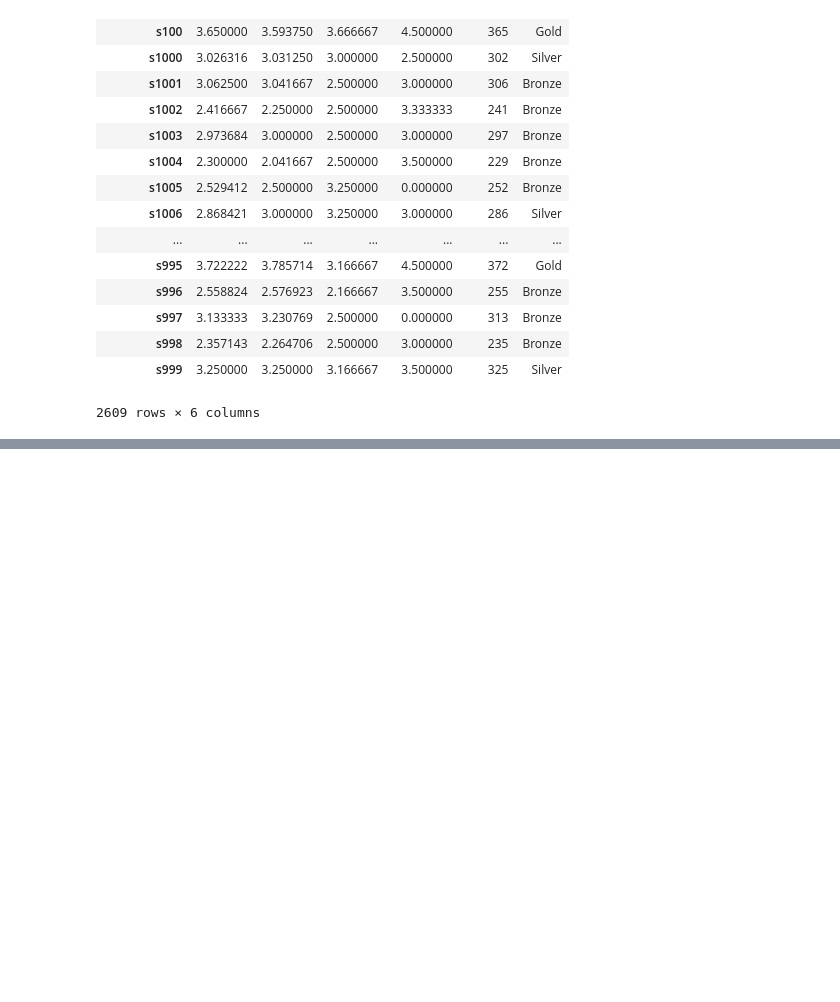
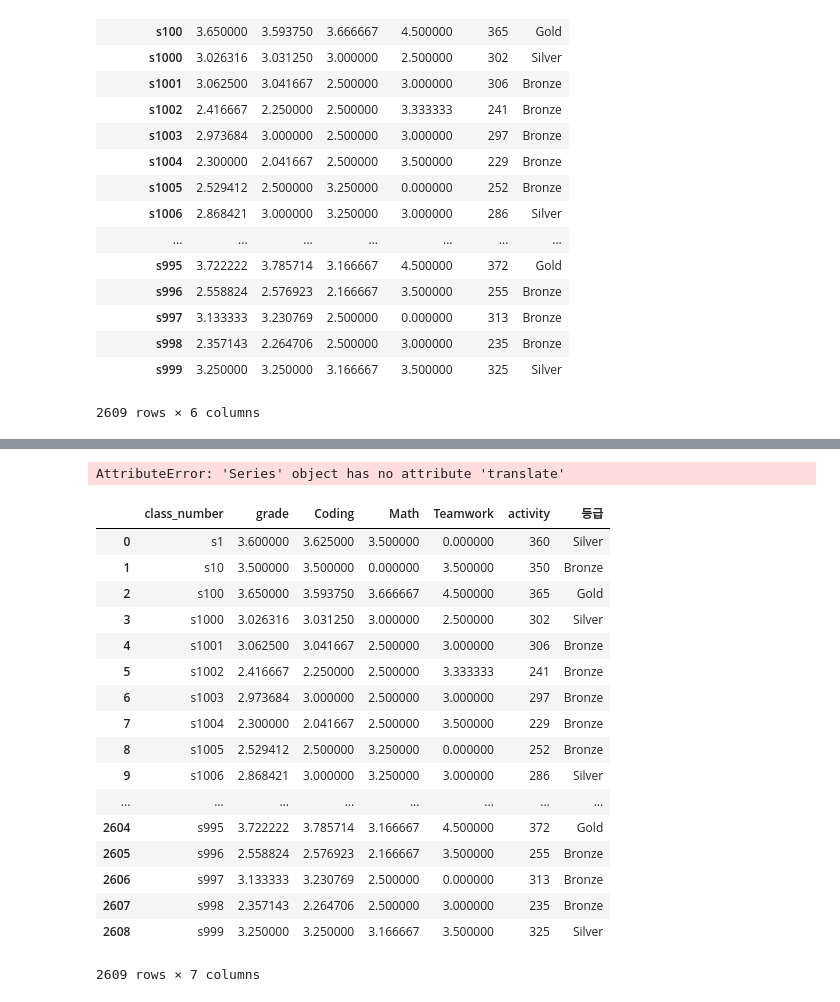
Before and after one commit to kms1837/capstone_4, a Jupyter notebook: Machine Learning/Machine Learning.ipynb, the cells around one changed output, grey strips where cells are left out. Drawn from its saved outputs; the diff is of its cells as text; code cells hidden in the pictures; blank space fills up the shorter version.

```diff
--- a/Machine Learning/Machine Learning.ipynb
+++ b/Machine Learning/Machine Learning.ipynb
@@ -491,0 +648,48 @@ df_1.to_csv(r"C:\Users\User\Desktop\수업자료\4학년 1학기\캡스톤디자
+# %%
+def add_score(studentID, majorid, score, grade) :
+    # 쿼리문
+    sql = '''insert into score
+             (studentID, majorid, score, grade) values (%s, %s, %s, %s)'''
+
+    # 접속
+    conn = get_connection()
+    # 쿼리실행
+    cursor = conn.cursor()
+    cursor.execute(sql, (studentID, majorid, score, grade))
+
+    # 접속해제
+    conn.commit()
+    conn.close()
+
+df = pd.read_csv('C:/Users/User/Desktop/capstone_4/node/data/g.csv')
+get_connection()
+for i in df.index :
+    a = subject[subject['subject_name']==df['교과목명'][i]]
+    b = a.index.values
+    b = int(b[0])
+    add_score(df['class_number'][i],b, float(df['평점'][i]), df['등급'][i])
+# %% [output]
+AttributeError: 'Series' object has no attribute 'translate'
+# %%
+final_score = pd.read_csv('C:/Users/User/Desktop/capstone_4/node/data/등급분류완료.csv')
+# %%
+final_score
+# %% [output]
+|  | class_number | grade | Coding | Math | Teamwork | activity | 등급 |
+| 0 | s1 | 3.600000 | 3.625000 | 3.500000 | 0.000000 | 360 | Silver |
+| 1 | s10 | 3.500000 | 3.500000 | 0.000000 | 3.500000 | 350 | Bronze |
+| 2 | s100 | 3.650000 | 3.593750 | 3.666667 | 4.500000 | 365 | Gold |
+| 3 | s1000 | 3.026316 | 3.031250 | 3.000000 | 2.500000 | 302 | Silver |
+| 4 | s1001 | 3.062500 | 3.041667 | 2.500000 | 3.000000 | 306 | Bronze |
+| 5 | s1002 | 2.416667 | 2.250000 | 2.500000 | 3.333333 | 241 | Bronze |
+| 6 | s1003 | 2.973684 | 3.000000 | 2.500000 | 3.000000 | 297 | Bronze |
+| 7 | s1004 | 2.300000 | 2.041667 | 2.500000 | 3.500000 | 229 | Bronze |
+| 8 | s1005 | 2.529412 | 2.500000 | 3.250000 | 0.000000 | 252 | Bronze |
+| 9 | s1006 | 2.868421 | 3.000000 | 3.250000 | 3.000000 | 286 | Silver |
+| ... | ... | ... | ... | ... | ... | ... | ... |
+| 2604 | s995 | 3.722222 | 3.785714 | 3.166667 | 4.500000 | 372 | Gold |
+| 2605 | s996 | 2.558824 | 2.576923 | 2.166667 | 3.500000 | 255 | Bronze |
+| 2606 | s997 | 3.133333 | 3.230769 | 2.500000 | 0.000000 | 313 | Bronze |
+| 2607 | s998 | 2.357143 | 2.264706 | 2.500000 | 3.000000 | 235 | Bronze |
+| 2608 | s999 | 3.250000 | 3.250000 | 3.166667 | 3.500000 | 325 | Silver |
+2609 rows × 7 columns
```
Also changed, not shown: parts of 24 cells of this notebook, 6 other files.
